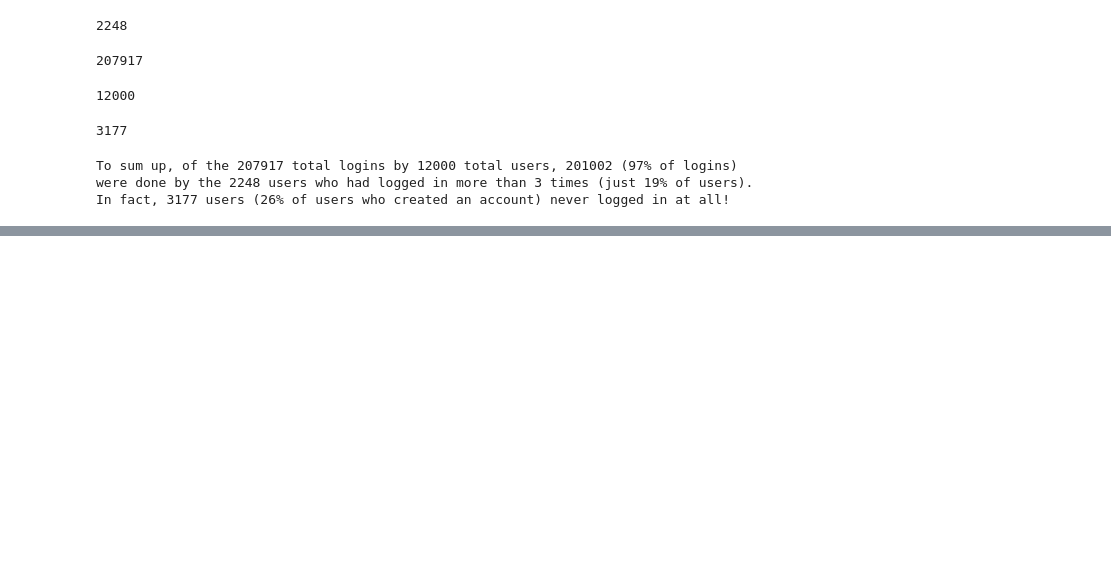
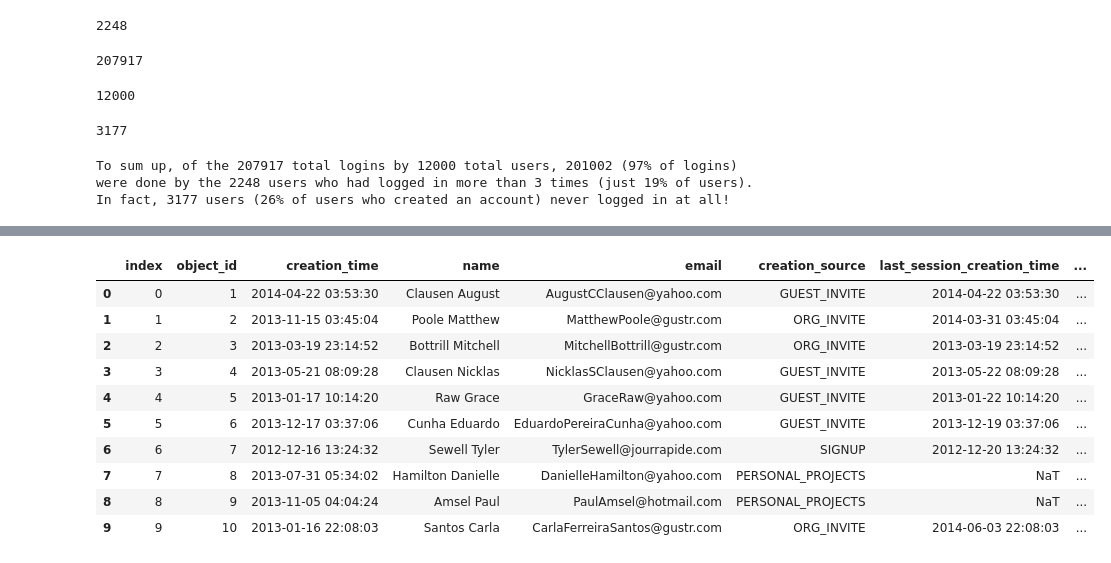
Before and after one commit to MsEM11/Relax_Challenge, a Jupyter notebook: Relax_challenge_code.ipynb, the cells around one changed output, grey strips where cells are left out. Saved outputs shown, nothing was run; the diff lists cells and outputs as text; code cells hidden in the pictures; blank space fills up the shorter version.

Commit message:
Completed feature engineering

```diff
--- a/Relax_challenge_code.ipynb
+++ b/Relax_challenge_code.ipynb
@@ -152,0 +282,2 @@ The average number of logins per user who logged in at least 3 times is 89.4.
+# %%
+full_users = pd.read_sql('SELECT * FROM users', engine)
@@ -152,0 +317,19 @@ The average number of logins per user who logged in at least 3 times is 89.4.
+# %%
+# Change last_session_creation_time from a float into a datetime
+full_users['last_session_creation_time'] = pd.to_datetime(full_users.last_session_creation_time*1e9)
+# %%
+full_users['invited_by_user_id'] = full_users['invited_by_user_id'].fillna(0).astype('int64')
+# %%
+full_users.head(10)
+# %% [output]
+|  | index | object_id | creation_time | name | email | creation_source | last_session_creation_time | ... |
+| 0 | 0 | 1 | 2014-04-22 03:53:30 | Clausen August | AugustCClausen@yahoo.com | GUEST_INVITE | 2014-04-22 03:53:30 | ... |
+| 1 | 1 | 2 | 2013-11-15 03:45:04 | Poole Matthew | MatthewPoole@gustr.com | ORG_INVITE | 2014-03-31 03:45:04 | ... |
+| 2 | 2 | 3 | 2013-03-19 23:14:52 | Bottrill Mitchell | MitchellBottrill@gustr.com | ORG_INVITE | 2013-03-19 23:14:52 | ... |
+| 3 | 3 | 4 | 2013-05-21 08:09:28 | Clausen Nicklas | NicklasSClausen@yahoo.com | GUEST_INVITE | 2013-05-22 08:09:28 | ... |
+| 4 | 4 | 5 | 2013-01-17 10:14:20 | Raw Grace | GraceRaw@yahoo.com | GUEST_INVITE | 2013-01-22 10:14:20 | ... |
+| 5 | 5 | 6 | 2013-12-17 03:37:06 | Cunha Eduardo | EduardoPereiraCunha@yahoo.com | GUEST_INVITE | 2013-12-19 03:37:06 | ... |
+| 6 | 6 | 7 | 2012-12-16 13:24:32 | Sewell Tyler | TylerSewell@jourrapide.com | SIGNUP | 2012-12-20 13:24:32 | ... |
+| 7 | 7 | 8 | 2013-07-31 05:34:02 | Hamilton Danielle | DanielleHamilton@yahoo.com | PERSONAL_PROJECTS | NaT | ... |
+| 8 | 8 | 9 | 2013-11-05 04:04:24 | Amsel Paul | PaulAmsel@hotmail.com | PERSONAL_PROJECTS | NaT | ... |
+| 9 | 9 | 10 | 2013-01-16 22:08:03 | Santos Carla | CarlaFerreiraSantos@gustr.com | ORG_INVITE | 2014-06-03 22:08:03 | ... |
```
Also changed, not shown: parts of 43 cells of this notebook.
